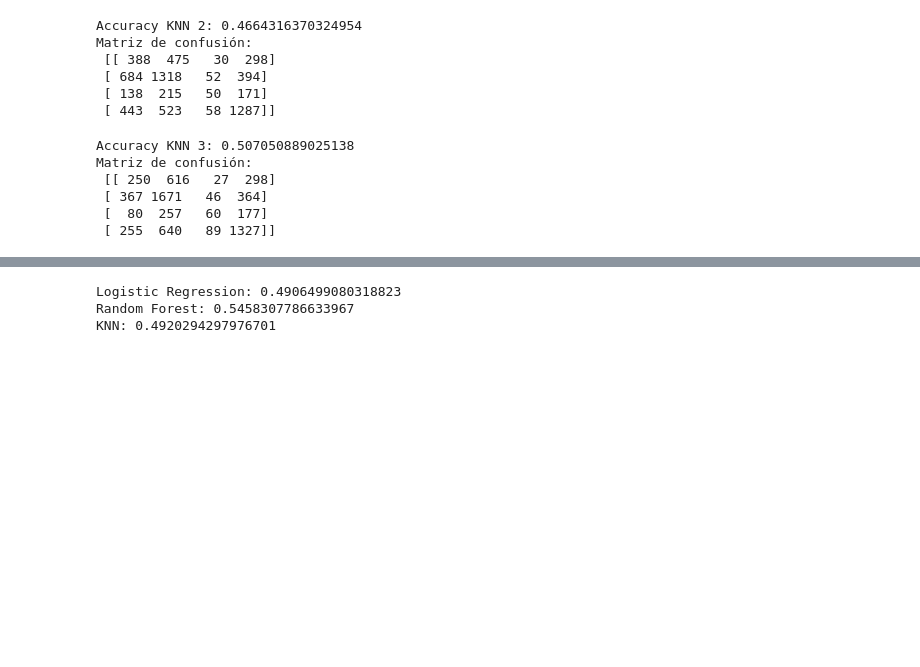
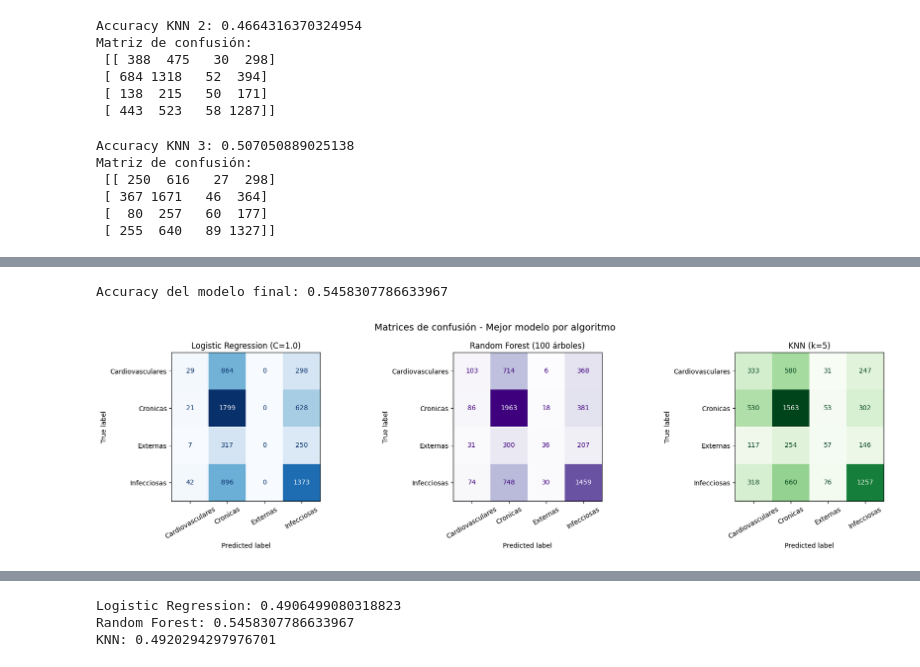
Before and after one commit to agabrielMej/Proyecto-MD-Grupo-2, a Jupyter notebook: notebooks/01_exploracion.ipynb, the cells around one changed output, grey strips where cells are left out. Drawn from its saved outputs; the diff is of its cells as text; code cells hidden in the pictures; blank space fills up the shorter version.

Commit message:
se agregan cambios en el overftting, en las tablas visuales y el la clasificacion de modelos

```diff
--- a/notebooks/01_exploracion.ipynb
+++ b/notebooks/01_exploracion.ipynb
@@ -1394,0 +1429,32 @@ Matriz de confusión:
+# %%
+modelo_final = modelo_rf
+
+y_pred_final = modelo_final.predict(X_test)
+print("Accuracy del modelo final:", accuracy_score(y_test, y_pred_final))
+# %% [output]
+Accuracy del modelo final: 0.5458307786633967
+# %%
+from sklearn.metrics import ConfusionMatrixDisplay, confusion_matrix
+import matplotlib.pyplot as plt
+
+clases = sorted(y_test.unique())
+
+fig, axes = plt.subplots(1, 3, figsize=(18, 5))
+
+ConfusionMatrixDisplay(confusion_matrix(y_test, y_pred_lr, labels=clases), display_labels=clases).plot(ax=axes[0], colorbar=False, cmap="Blues")
+axes[0].set_title("Logistic Regression (C=1.0)")
+axes[0].tick_params(axis='x', rotation=30)
+
+ConfusionMatrixDisplay(confusion_matrix(y_test, y_pred_rf, labels=clases), display_labels=clases).plot(ax=axes[1], colorbar=False, cmap="Purples")
+axes[1].set_title("Random Forest (100 árboles)")
+axes[1].tick_params(axis='x', rotation=30)
+
+ConfusionMatrixDisplay(confusion_matrix(y_test, y_pred_knn, labels=clases), display_labels=clases).plot(ax=axes[2], colorbar=False, cmap="Greens")
+axes[2].set_title("KNN (k=5)")
+axes[2].tick_params(axis='x', rotation=30)
+
+plt.suptitle("Matrices de confusión - Mejor modelo por algoritmo", fontsize=14)
+plt.tight_layout()
+plt.show()
+# %% [output]
+[figure, added]
```
Also changed, not shown: parts of 6 cells of this notebook.
